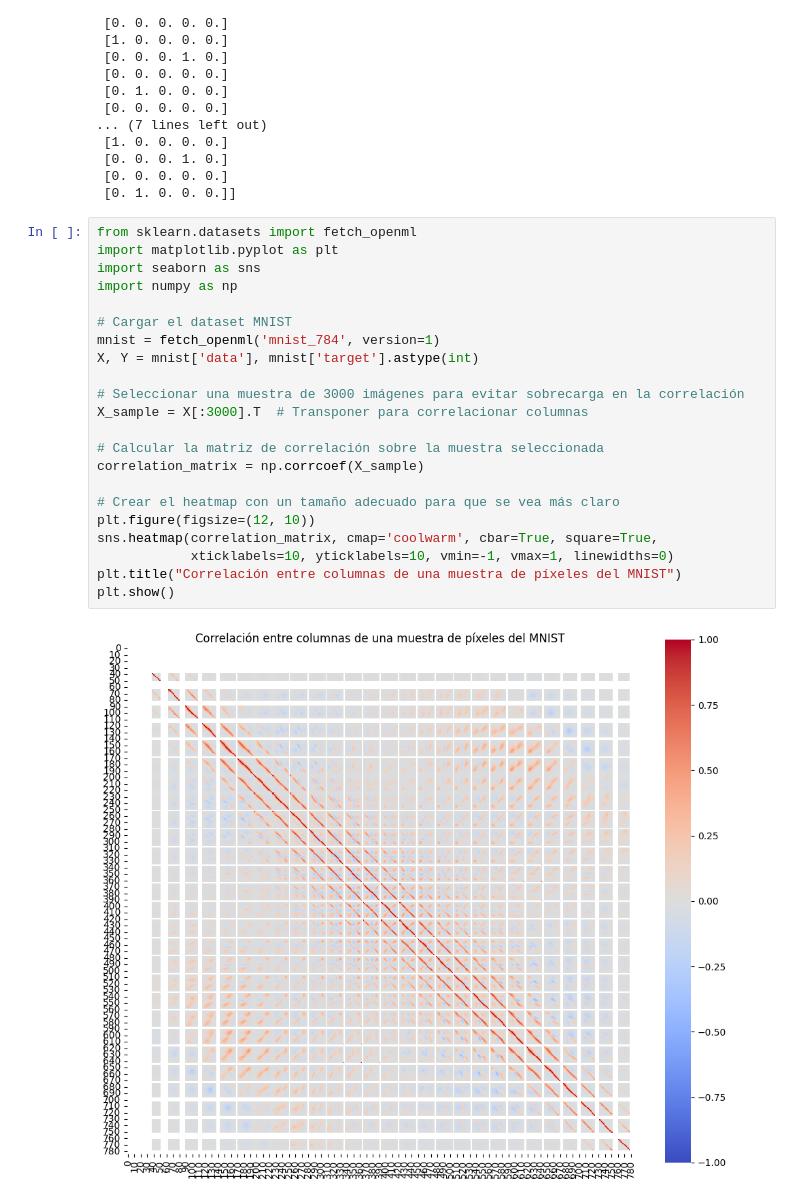
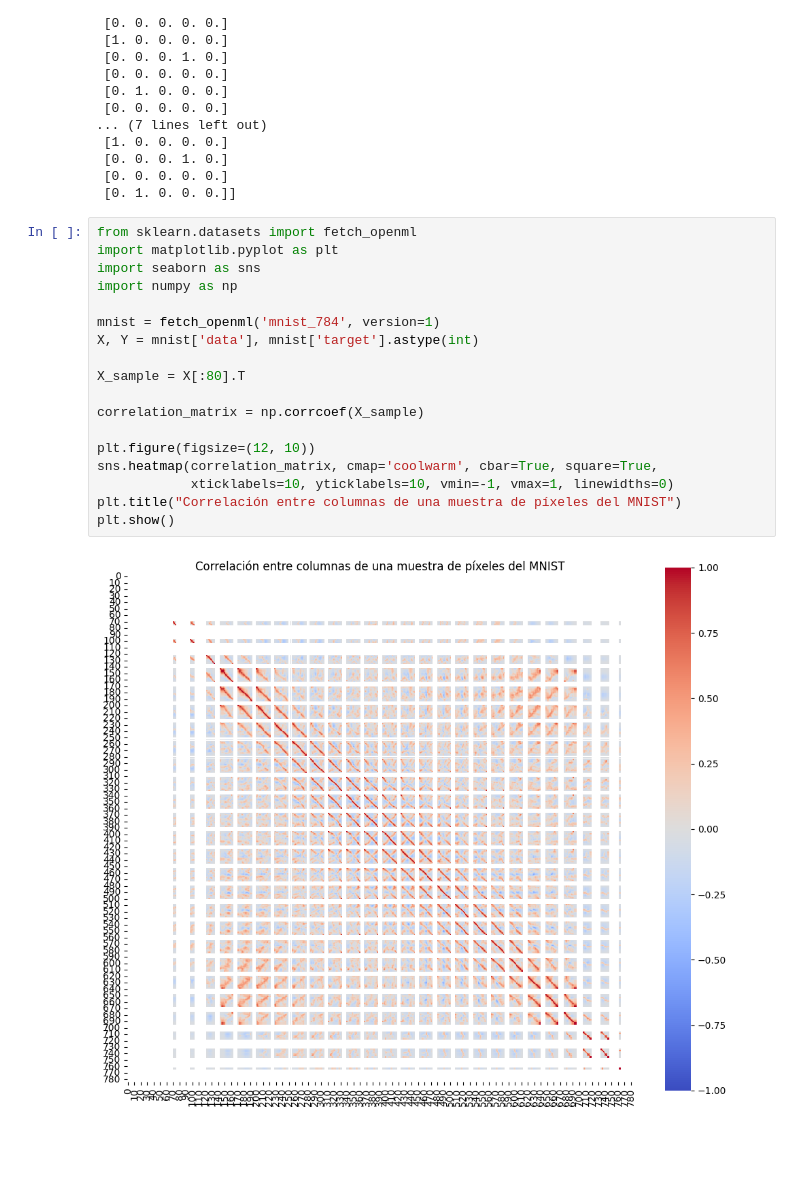
Before and after one commit to danacreyes/NeuralNetwork-2024, a Jupyter notebook: Extra.ipynb, the cells around one changed output. Drawn from its saved outputs; the diff is of its cells as text; blank space fills up the shorter version.

```diff
--- a/Extra.ipynb
+++ b/Extra.ipynb
@@ -200,27 +200,23 @@ One-hot (using one_hot):
 # %%
 from sklearn.datasets import fetch_openml
 import matplotlib.pyplot as plt
 import seaborn as sns
 import numpy as np
 
-# Cargar el dataset MNIST
 mnist = fetch_openml('mnist_784', version=1)
 X, Y = mnist['data'], mnist['target'].astype(int)
 
-# Seleccionar una muestra de 3000 imágenes para evitar sobrecarga en la correlación
-X_sample = X[:3000].T  # Transponer para correlacionar columnas
+X_sample = X[:80].T
 
-# Calcular la matriz de correlación sobre la muestra seleccionada
 correlation_matrix = np.corrcoef(X_sample)
 
-# Crear el heatmap con un tamaño adecuado para que se vea más claro
 plt.figure(figsize=(12, 10))
 sns.heatmap(correlation_matrix, cmap='coolwarm', cbar=True, square=True,
             xticklabels=10, yticklabels=10, vmin=-1, vmax=1, linewidths=0)
 plt.title("Correlación entre columnas de una muestra de píxeles del MNIST")
 plt.show()
 # %% [output]
-[figure, old version]
+[figure, new version]
 # %%
 from sklearn.datasets import fetch_openml
 import seaborn as sns
```
Also changed, not shown: parts of 9 cells of this notebook, 9 other files.
